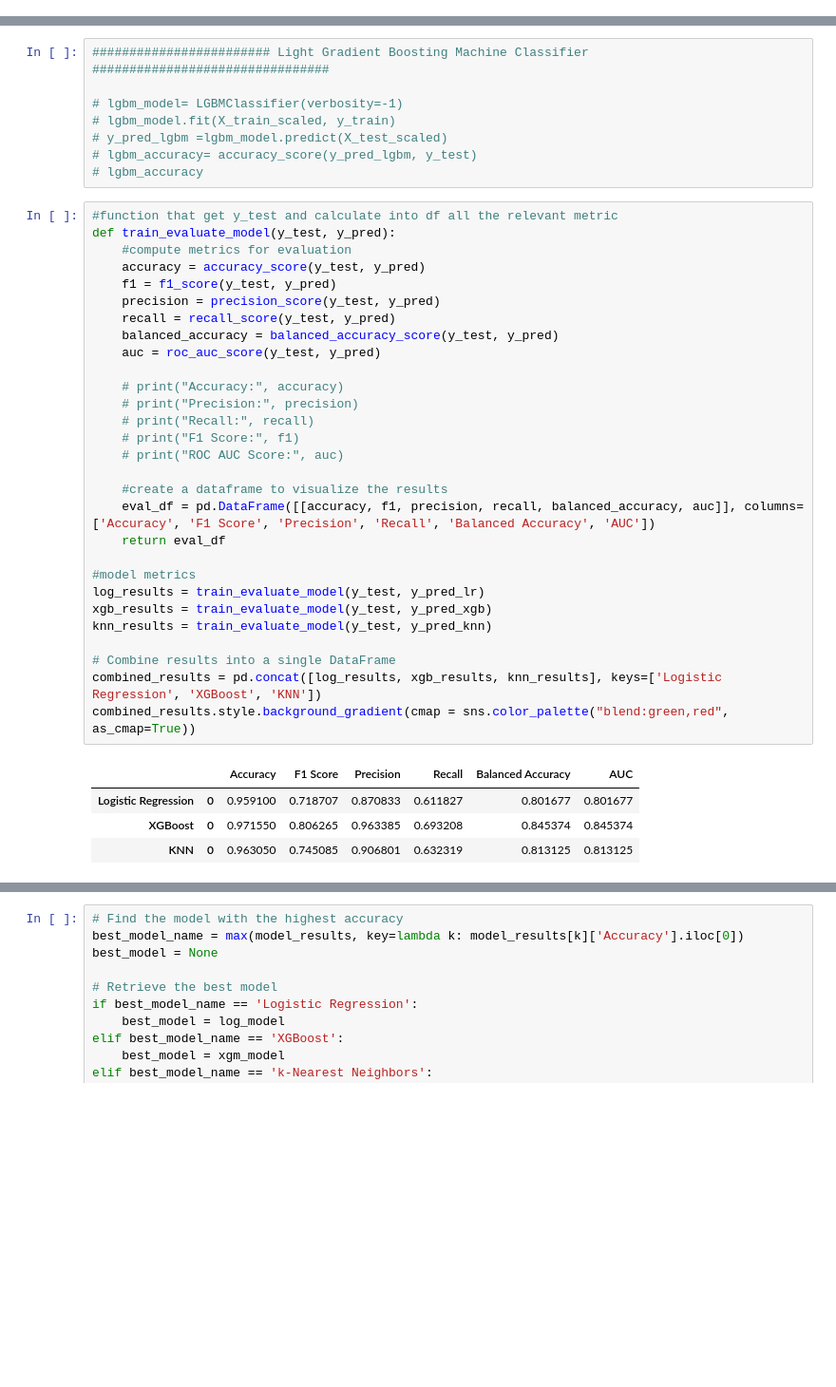
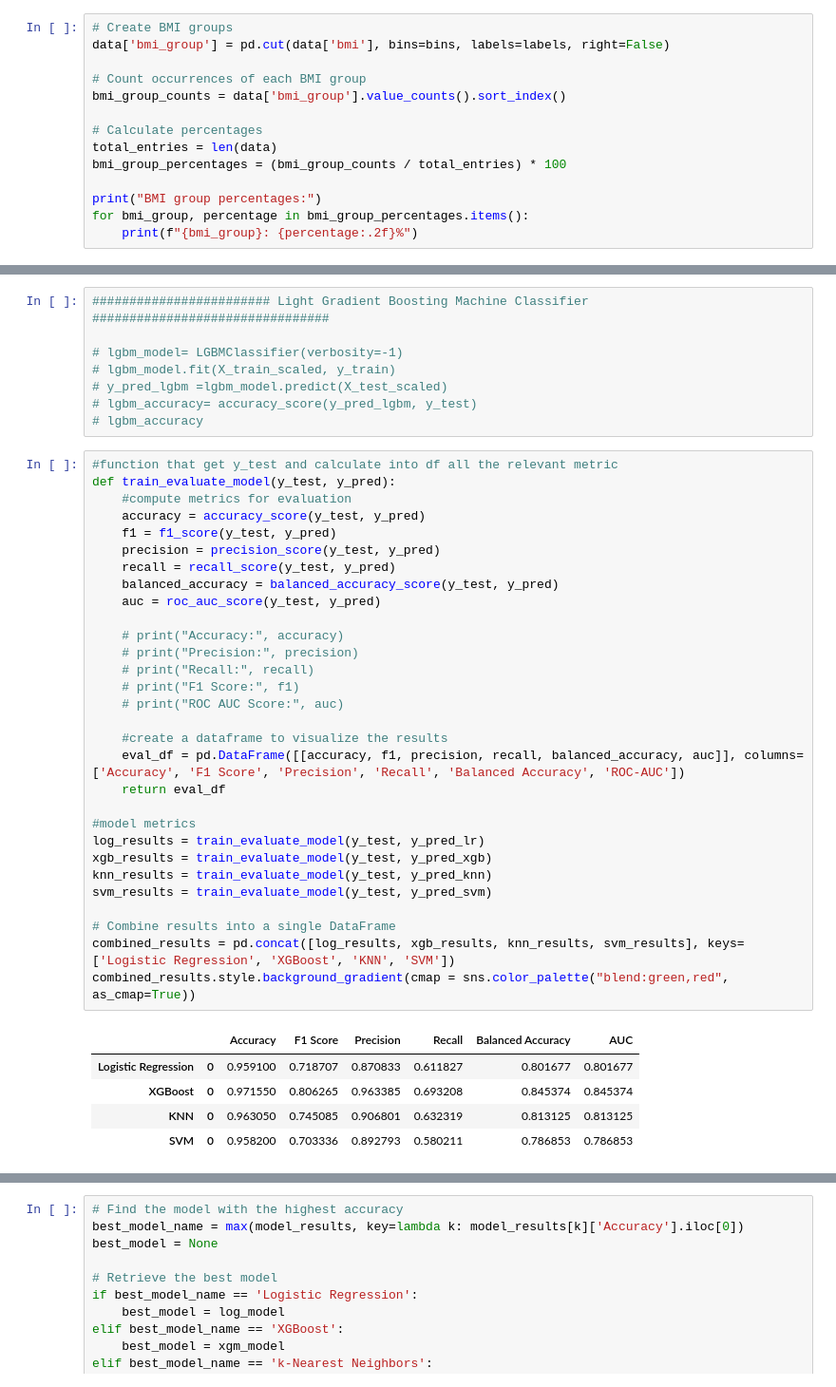
Before and after one commit to ioadejuwon/diabates-ML-project, a Jupyter notebook: diabetes.ipynb, the cells around one changed output, grey strips where cells are left out. Shown at 95% size. Saved outputs shown, nothing was run; the diff lists cells and outputs as text; blank space fills up the shorter version.

```diff
--- a/diabetes.ipynb
+++ b/diabetes.ipynb
@@ -368,0 +350,14 @@ plt.show()
+# %%
+# Create BMI groups
+data['bmi_group'] = pd.cut(data['bmi'], bins=bins, labels=labels, right=False)
+
+# Count occurrences of each BMI group
+bmi_group_counts = data['bmi_group'].value_counts().sort_index()
+
+# Calculate percentages
+total_entries = len(data)
+bmi_group_percentages = (bmi_group_counts / total_entries) * 100
+
+print("BMI group percentages:")
+for bmi_group, percentage in bmi_group_percentages.items():
+    print(f"{bmi_group}: {percentage:.2f}%")
@@ -782,35 +791,37 @@ y_pred_svm = svm_clf.predict(X_test)
 def train_evaluate_model(y_test, y_pred):
     #compute metrics for evaluation
     accuracy = accuracy_score(y_test, y_pred)
     f1 = f1_score(y_test, y_pred)
     precision = precision_score(y_test, y_pred)
     recall = recall_score(y_test, y_pred)
     balanced_accuracy = balanced_accuracy_score(y_test, y_pred)
     auc = roc_auc_score(y_test, y_pred)
 
     # print("Accuracy:", accuracy)
     # print("Precision:", precision)
     # print("Recall:", recall)
     # print("F1 Score:", f1)
     # print("ROC AUC Score:", auc)
 
     #create a dataframe to visualize the results
-    eval_df = pd.DataFrame([[accuracy, f1, precision, recall, balanced_accuracy, auc]], columns=['Accuracy', 'F1 Score', 'Precision', 'Recall', 'Balanced Accuracy', 'AUC'])
+    eval_df = pd.DataFrame([[accuracy, f1, precision, recall, balanced_accuracy, auc]], columns=['Accuracy', 'F1 Score', 'Precision', 'Recall', 'Balanced Accuracy', 'ROC-AUC'])
     return eval_df
 
 #model metrics
 log_results = train_evaluate_model(y_test, y_pred_lr)
 xgb_results = train_evaluate_model(y_test, y_pred_xgb)
 knn_results = train_evaluate_model(y_test, y_pred_knn)
+svm_results = train_evaluate_model(y_test, y_pred_svm)
 
 # Combine results into a single DataFrame
-combined_results = pd.concat([log_results, xgb_results, knn_results], keys=['Logistic Regression', 'XGBoost', 'KNN'])
+combined_results = pd.concat([log_results, xgb_results, knn_results, svm_results], keys=['Logistic Regression', 'XGBoost', 'KNN', 'SVM'])
 combined_results.style.background_gradient(cmap = sns.color_palette("blend:green,red", as_cmap=True))
 # %% [output]
 |  |  | Accuracy | F1 Score | Precision | Recall | Balanced Accuracy | AUC |
 | Logistic Regression | 0 | 0.959100 | 0.718707 | 0.870833 | 0.611827 | 0.801677 | 0.801677 |
 | XGBoost | 0 | 0.971550 | 0.806265 | 0.963385 | 0.693208 | 0.845374 | 0.845374 |
 | KNN | 0 | 0.963050 | 0.745085 | 0.906801 | 0.632319 | 0.813125 | 0.813125 |
+| SVM | 0 | 0.958200 | 0.703336 | 0.892793 | 0.580211 | 0.786853 | 0.786853 |
 # %%
 # Store their evaluation results in a dictionary
 model_results = {
```
Also changed, not shown: parts of 11 cells of this notebook, 1 other file.
